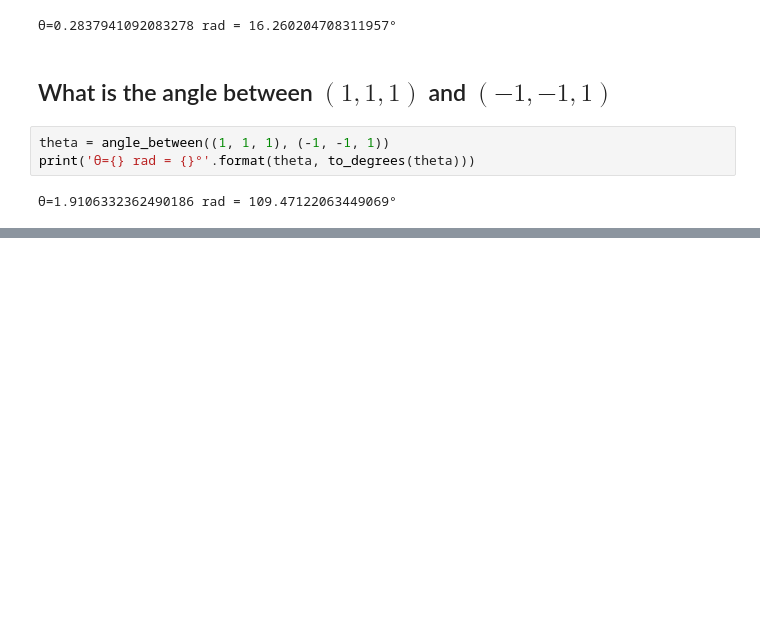
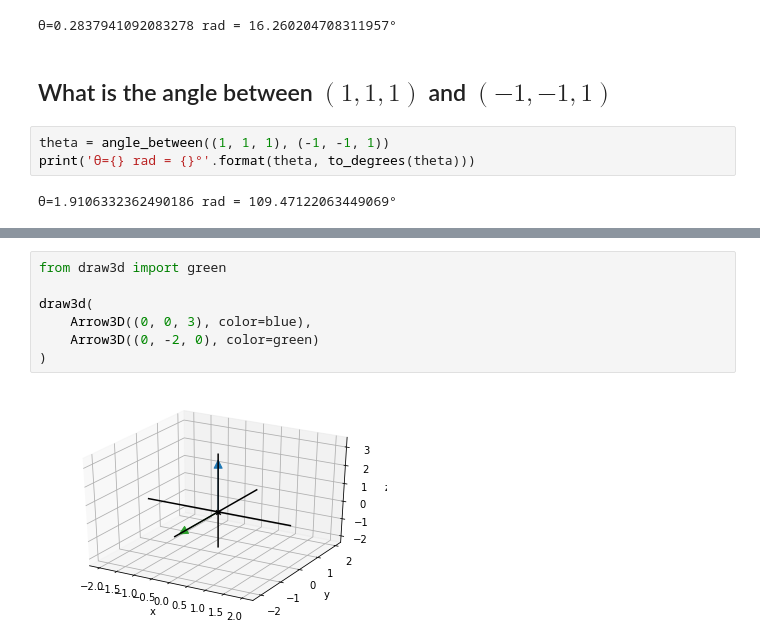
Before and after one commit to sergiofgonzalez/math-workbench, a Jupyter notebook: 02-the-3d-space/e01-vectors-3d-exercises/vectors-3d-exercises.ipynb, the cells around one changed output, grey strips where cells are left out. Saved outputs shown, nothing was run; the diff lists cells and outputs as text; blank space fills up the shorter version.

```diff
--- a/02-the-3d-space/e01-vectors-3d-exercises/vectors-3d-exercises.ipynb
+++ b/02-the-3d-space/e01-vectors-3d-exercises/vectors-3d-exercises.ipynb
@@ -498,0 +515,9 @@ print('θ={} rad = {}°'.format(theta, to_degrees(theta)))
+# %%
+from draw3d import green
+
+draw3d(
+    Arrow3D((0, 0, 3), color=blue),
+    Arrow3D((0, -2, 0), color=green)
+)
+# %% [output]
+[figure, added]
```
Also changed, not shown: parts of 2 cells of this notebook, 3 other files.
